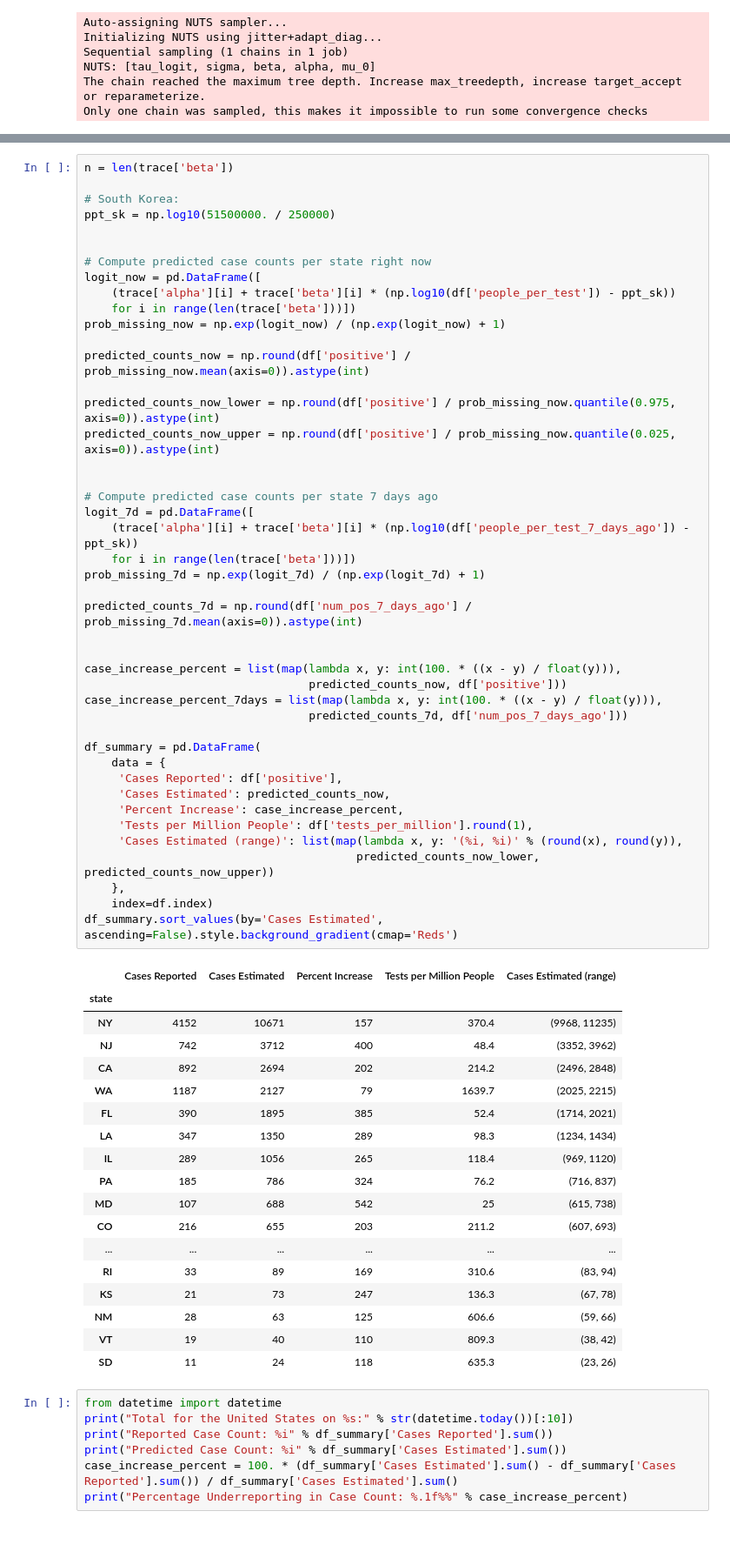
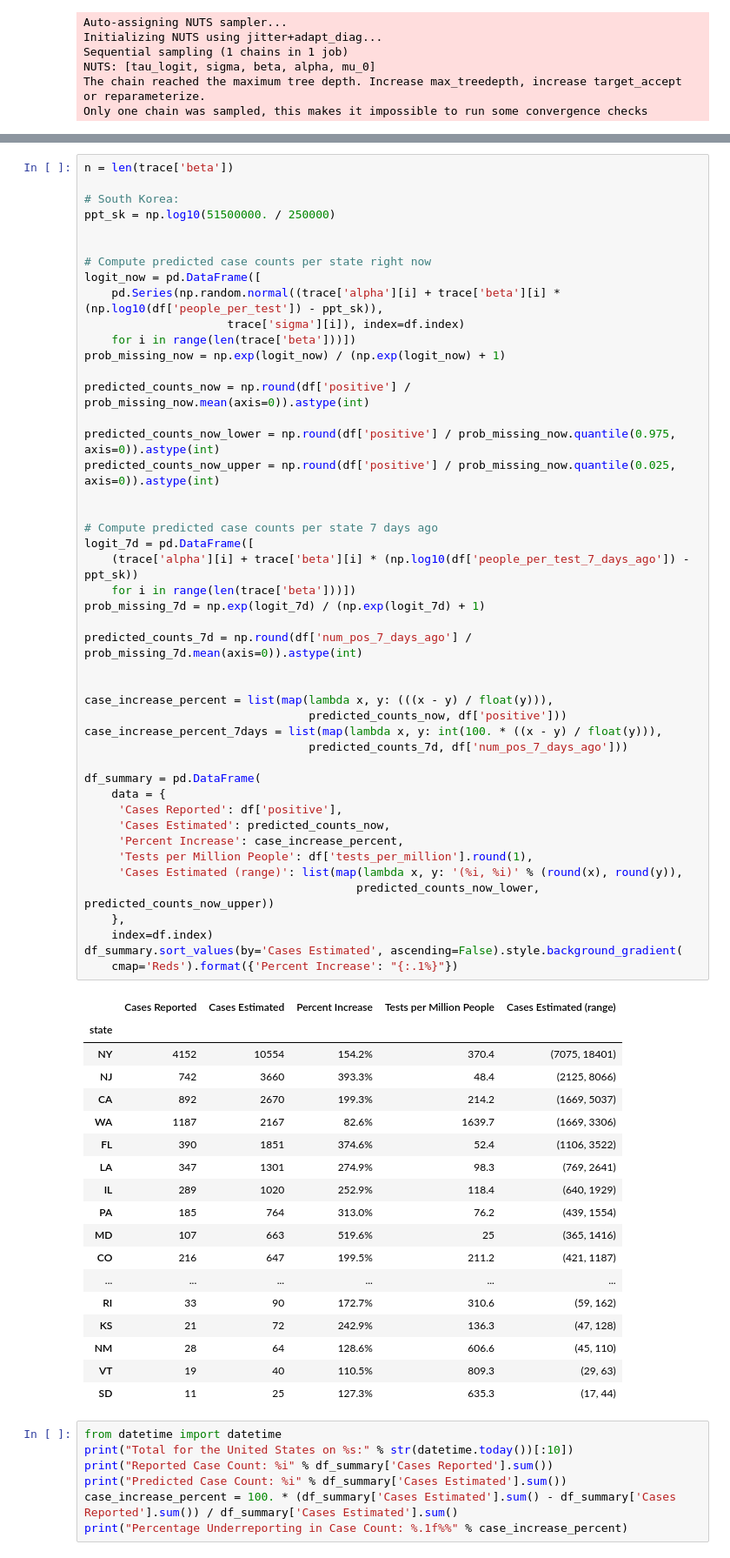
Before and after one commit to jwrichar/COVID19-mortality, a Jupyter notebook: State-wise Unreported COVID-19 Cases in the U.S..ipynb, the cells around one changed output, grey strips where cells are left out. Shown: that part at 87% size. Saved outputs shown, nothing was run; the diff lists cells and outputs as text.

```diff
--- a/State-wise Unreported COVID-19 Cases in the U.S..ipynb
+++ b/State-wise Unreported COVID-19 Cases in the U.S..ipynb
@@ -104,7 +104,8 @@ ppt_sk = np.log10(51500000. / 250000)
 
 # Compute predicted case counts per state right now
 logit_now = pd.DataFrame([
-    (trace['alpha'][i] + trace['beta'][i] * (np.log10(df['people_per_test']) - ppt_sk))
+    pd.Series(np.random.normal((trace['alpha'][i] + trace['beta'][i] * (np.log10(df['people_per_test']) - ppt_sk)),
+                     trace['sigma'][i]), index=df.index)
     for i in range(len(trace['beta']))])
 prob_missing_now = np.exp(logit_now) / (np.exp(logit_now) + 1)
 
@@ -113,51 +114,52 @@ predicted_counts_now = np.round(df['positive'] / prob_missing_now.mean(axis=0)).
 predicted_counts_now_lower = np.round(df['positive'] / prob_missing_now.quantile(0.975, axis=0)).astype(int)
 predicted_counts_now_upper = np.round(df['positive'] / prob_missing_now.quantile(0.025, axis=0)).astype(int)
 
 
 # Compute predicted case counts per state 7 days ago
 logit_7d = pd.DataFrame([
     (trace['alpha'][i] + trace['beta'][i] * (np.log10(df['people_per_test_7_days_ago']) - ppt_sk))
     for i in range(len(trace['beta']))])
 prob_missing_7d = np.exp(logit_7d) / (np.exp(logit_7d) + 1)
 
 predicted_counts_7d = np.round(df['num_pos_7_days_ago'] / prob_missing_7d.mean(axis=0)).astype(int)
 
 
-case_increase_percent = list(map(lambda x, y: int(100. * ((x - y) / float(y))),
+case_increase_percent = list(map(lambda x, y: (((x - y) / float(y))),
                                  predicted_counts_now, df['positive']))
 case_increase_percent_7days = list(map(lambda x, y: int(100. * ((x - y) / float(y))),
                                  predicted_counts_7d, df['num_pos_7_days_ago']))
 
 df_summary = pd.DataFrame(
     data = {
      'Cases Reported': df['positive'],
      'Cases Estimated': predicted_counts_now,
      'Percent Increase': case_increase_percent,
      'Tests per Million People': df['tests_per_million'].round(1),
      'Cases Estimated (range)': list(map(lambda x, y: '(%i, %i)' % (round(x), round(y)),
                                         predicted_counts_now_lower, predicted_counts_now_upper))
     },
     index=df.index)
-df_summary.sort_values(by='Cases Estimated', ascending=False).style.background_gradient(cmap='Reds')
+df_summary.sort_values(by='Cases Estimated', ascending=False).style.background_gradient(
+    cmap='Reds').format({'Percent Increase': "{:.1%}"})
 # %% [output]
 |  | Cases Reported | Cases Estimated | Percent Increase | Tests per Million People | Cases Estimated (range) |
 | state |  |  |  |  |  |
-| NY | 4152 | 10671 | 157 | 370.4 | (9968, 11235) |
-| NJ | 742 | 3712 | 400 | 48.4 | (3352, 3962) |
-| CA | 892 | 2694 | 202 | 214.2 | (2496, 2848) |
-| WA | 1187 | 2127 | 79 | 1639.7 | (2025, 2215) |
-| FL | 390 | 1895 | 385 | 52.4 | (1714, 2021) |
-| LA | 347 | 1350 | 289 | 98.3 | (1234, 1434) |
-| IL | 289 | 1056 | 265 | 118.4 | (969, 1120) |
-| PA | 185 | 786 | 324 | 76.2 | (716, 837) |
-| MD | 107 | 688 | 542 | 25 | (615, 738) |
-| CO | 216 | 655 | 203 | 211.2 | (607, 693) |
+| NY | 4152 | 10554 | 154.2% | 370.4 | (7075, 18401) |
+| NJ | 742 | 3660 | 393.3% | 48.4 | (2125, 8066) |
+| CA | 892 | 2670 | 199.3% | 214.2 | (1669, 5037) |
+| WA | 1187 | 2167 | 82.6% | 1639.7 | (1669, 3306) |
+| FL | 390 | 1851 | 374.6% | 52.4 | (1106, 3522) |
+| LA | 347 | 1301 | 274.9% | 98.3 | (769, 2641) |
+| IL | 289 | 1020 | 252.9% | 118.4 | (640, 1929) |
+| PA | 185 | 764 | 313.0% | 76.2 | (439, 1554) |
+| MD | 107 | 663 | 519.6% | 25 | (365, 1416) |
+| CO | 216 | 647 | 199.5% | 211.2 | (421, 1187) |
 | ... | ... | ... | ... | ... | ... |
-| RI | 33 | 89 | 169 | 310.6 | (83, 94) |
-| KS | 21 | 73 | 247 | 136.3 | (67, 78) |
-| NM | 28 | 63 | 125 | 606.6 | (59, 66) |
-| VT | 19 | 40 | 110 | 809.3 | (38, 42) |
-| SD | 11 | 24 | 118 | 635.3 | (23, 26) |
+| RI | 33 | 90 | 172.7% | 310.6 | (59, 162) |
+| KS | 21 | 72 | 242.9% | 136.3 | (47, 128) |
+| NM | 28 | 64 | 128.6% | 606.6 | (45, 110) |
+| VT | 19 | 40 | 110.5% | 809.3 | (29, 63) |
+| SD | 11 | 25 | 127.3% | 635.3 | (17, 44) |
 # %%
 from datetime import datetime
 print("Total for the United States on %s:" % str(datetime.today())[:10])
```
